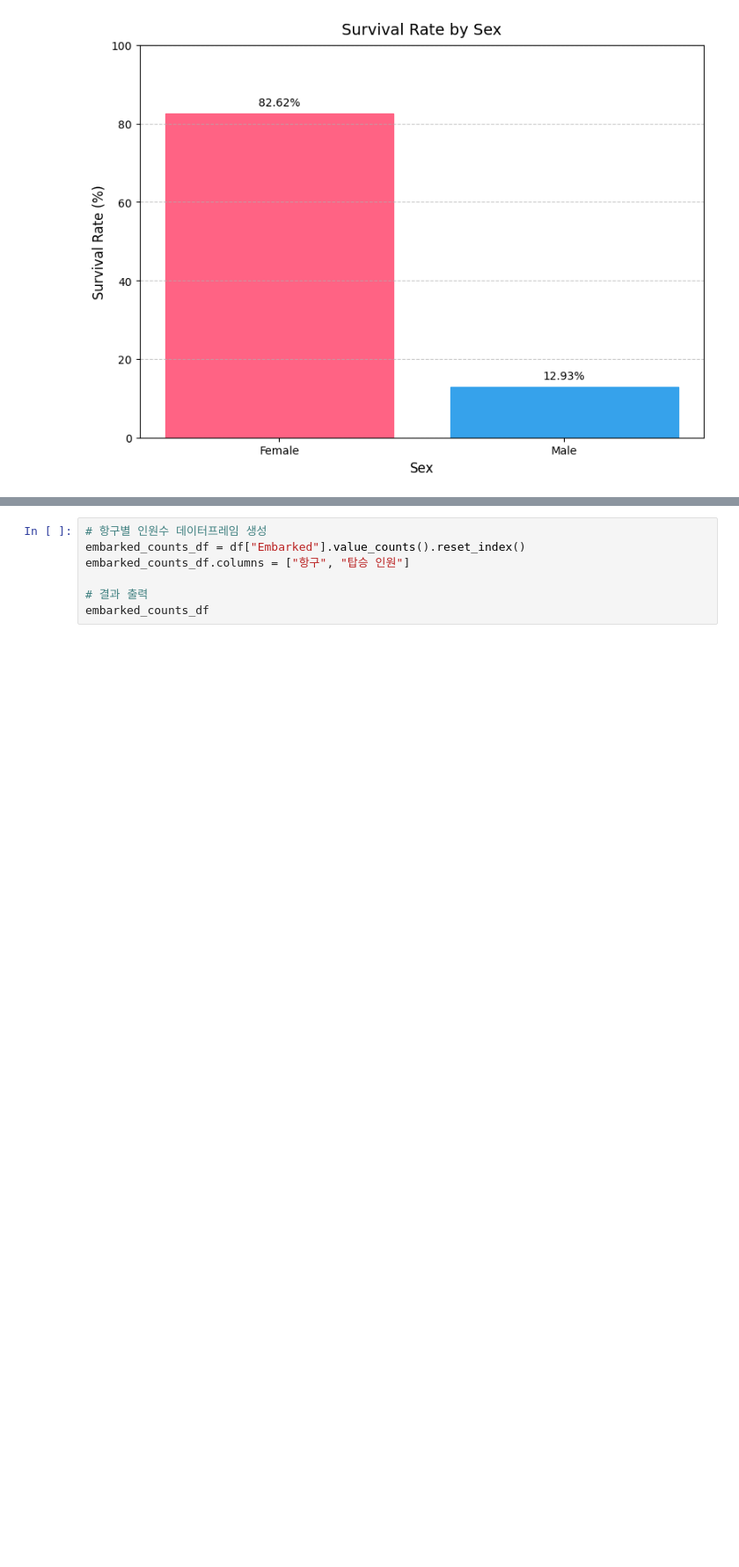
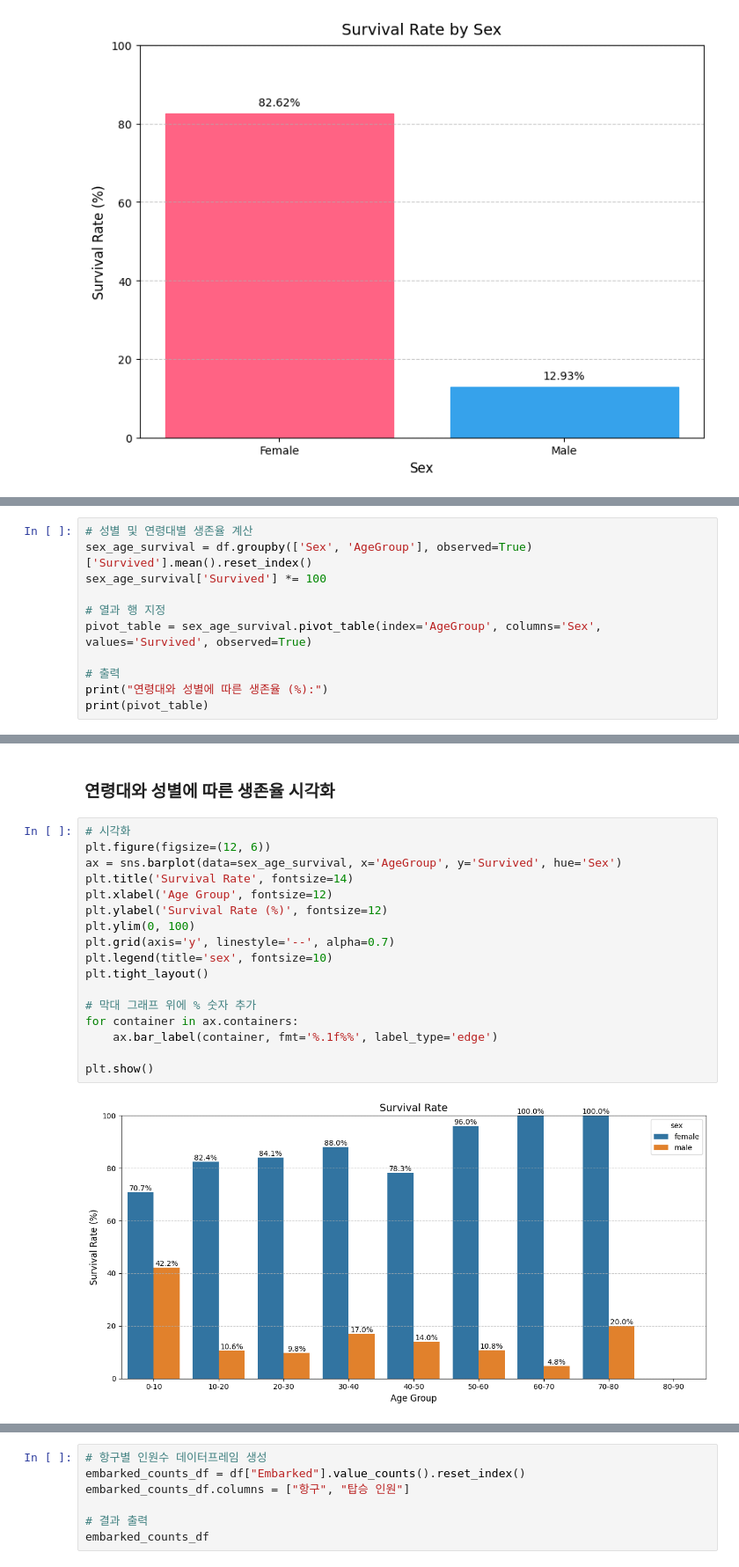
Before and after one commit to pcw11/datajo, a Jupyter notebook: 데이터조.ipynb, the cells around one changed output, grey strips where cells are left out. Shown at 88% size. Drawn from its saved outputs; the diff is of its cells as text; blank space fills up the shorter version.

```diff
--- a/데이터조.ipynb
+++ b/데이터조.ipynb
@@ -242,0 +245,11 @@ plt.show()
+# %%
+# 성별 및 연령대별 생존율 계산
+sex_age_survival = df.groupby(['Sex', 'AgeGroup'], observed=True)['Survived'].mean().reset_index()
+sex_age_survival['Survived'] *= 100
+
+# 열과 행 지정
+pivot_table = sex_age_survival.pivot_table(index='AgeGroup', columns='Sex', values='Survived', observed=True)
+
+# 출력
+print("연령대와 성별에 따른 생존율 (%):")
+print(pivot_table)
@@ -243 +268,22 @@ plt.show()
+# %% [markdown]
+### 연령대와 성별에 따른 생존율 시각화
+# %%
+# 시각화
+plt.figure(figsize=(12, 6))
+ax = sns.barplot(data=sex_age_survival, x='AgeGroup', y='Survived', hue='Sex')
+plt.title('Survival Rate', fontsize=14)
+plt.xlabel('Age Group', fontsize=12)
+plt.ylabel('Survival Rate (%)', fontsize=12)
+plt.ylim(0, 100)
+plt.grid(axis='y', linestyle='--', alpha=0.7)
+plt.legend(title='sex', fontsize=10)
+plt.tight_layout()
+
+# 막대 그래프 위에 % 숫자 추가
+for container in ax.containers:
+    ax.bar_label(container, fmt='%.1f%%', label_type='edge')
+
+plt.show()
+# %% [output]
+[figure, added]
 # %% [markdown]
```
Also changed, not shown: parts of 20 cells of this notebook.
